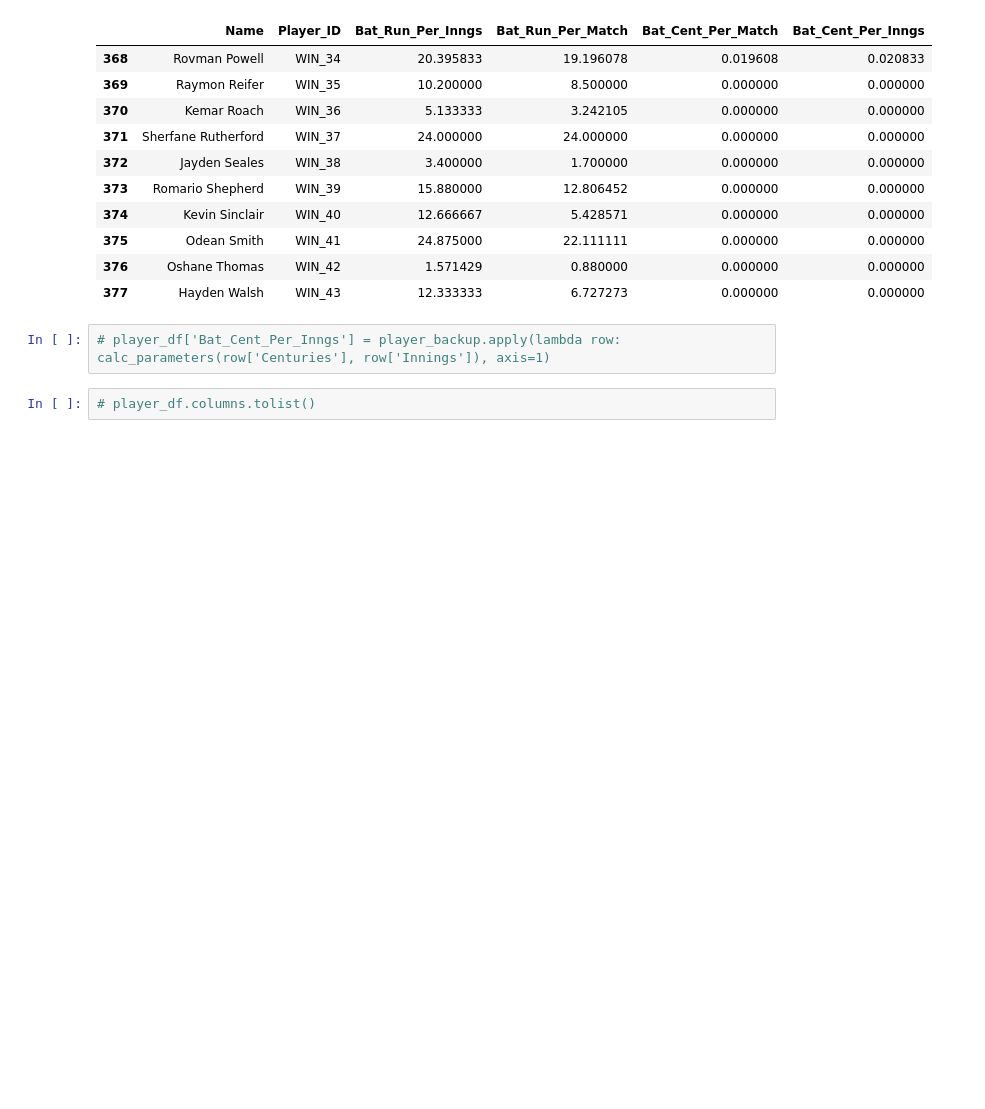
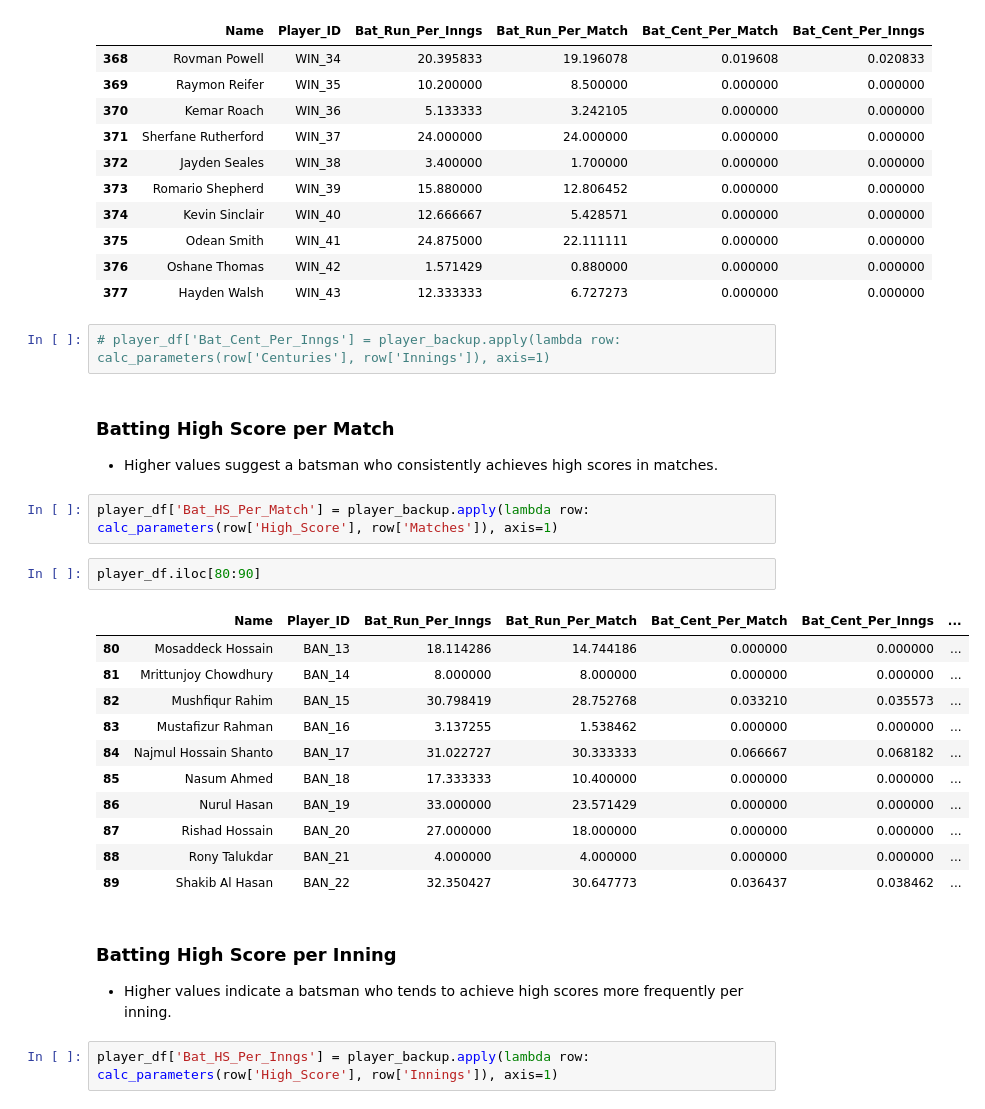
Before and after one commit to MRPrayh/MatchConRep, a Jupyter notebook: Recommender.ipynb, the cells around one changed output. Saved outputs shown, nothing was run; the diff lists cells and outputs as text; blank space fills up the shorter version.

```diff
--- a/Recommender.ipynb
+++ b/Recommender.ipynb
@@ -555,5 +565,27 @@ player_df.tail(10)
 | 377 | Hayden Walsh | WIN_43 | 12.333333 | 6.727273 | 0.000000 | 0.000000 |
 # %%
 # player_df['Bat_Cent_Per_Inngs'] = player_backup.apply(lambda row: calc_parameters(row['Centuries'], row['Innings']), axis=1)
-# %%
-# player_df.columns.tolist()
+# %% [markdown]
+### Batting High Score per Match
+- Higher values suggest a batsman who consistently achieves high scores in matches.
+# %%
+player_df['Bat_HS_Per_Match'] = player_backup.apply(lambda row: calc_parameters(row['High_Score'], row['Matches']), axis=1)
+# %%
+player_df.iloc[80:90]
+# %% [output]
+|  | Name | Player_ID | Bat_Run_Per_Inngs | Bat_Run_Per_Match | Bat_Cent_Per_Match | Bat_Cent_Per_Inngs | ... |
+| 80 | Mosaddeck Hossain | BAN_13 | 18.114286 | 14.744186 | 0.000000 | 0.000000 | ... |
+| 81 | Mrittunjoy Chowdhury | BAN_14 | 8.000000 | 8.000000 | 0.000000 | 0.000000 | ... |
+| 82 | Mushfiqur Rahim | BAN_15 | 30.798419 | 28.752768 | 0.033210 | 0.035573 | ... |
+| 83 | Mustafizur Rahman | BAN_16 | 3.137255 | 1.538462 | 0.000000 | 0.000000 | ... |
+| 84 | Najmul Hossain Shanto | BAN_17 | 31.022727 | 30.333333 | 0.066667 | 0.068182 | ... |
+| 85 | Nasum Ahmed | BAN_18 | 17.333333 | 10.400000 | 0.000000 | 0.000000 | ... |
+| 86 | Nurul Hasan | BAN_19 | 33.000000 | 23.571429 | 0.000000 | 0.000000 | ... |
+| 87 | Rishad Hossain | BAN_20 | 27.000000 | 18.000000 | 0.000000 | 0.000000 | ... |
+| 88 | Rony Talukdar | BAN_21 | 4.000000 | 4.000000 | 0.000000 | 0.000000 | ... |
+| 89 | Shakib Al Hasan | BAN_22 | 32.350427 | 30.647773 | 0.036437 | 0.038462 | ... |
+# %% [markdown]
+### Batting High Score per Inning
+- Higher values indicate a batsman who tends to achieve high scores more frequently per inning.
+# %%
+player_df['Bat_HS_Per_Inngs'] = player_backup.apply(lambda row: calc_parameters(row['High_Score'], row['Innings']), axis=1)
```
Also changed, not shown: parts of 39 cells of this notebook.
